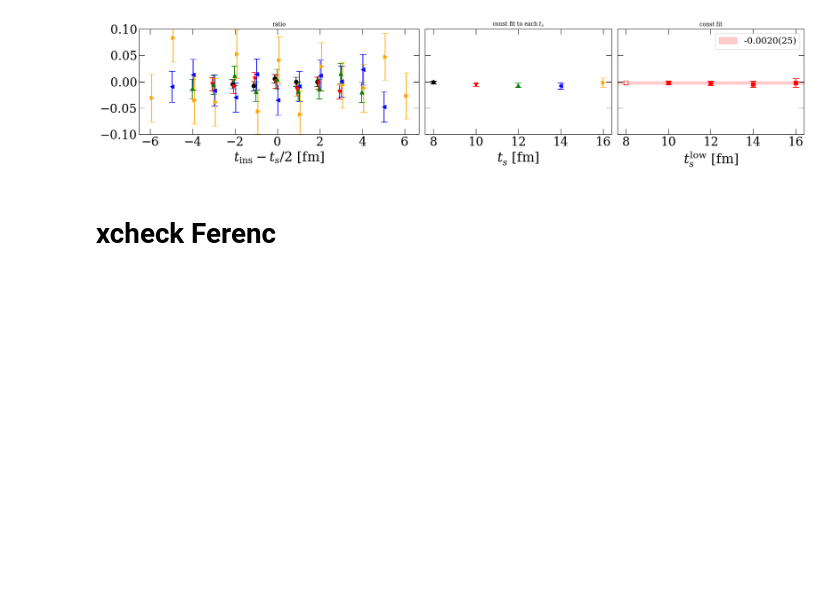
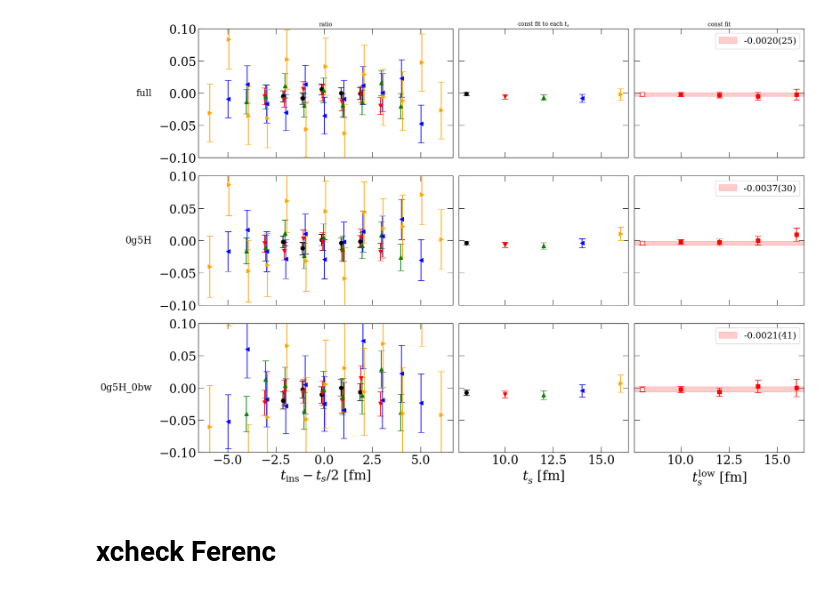
Before and after one commit to lee14916/glwc3, a Jupyter notebook: project2/05_moments/check_helicity_priyajit.ipynb, the cells around one changed output. Drawn from its saved outputs; the diff is of its cells as text; code cells hidden in the pictures; blank space fills up the shorter version.

```diff
--- a/project2/05_moments/check_helicity_priyajit.ipynb
+++ b/project2/05_moments/check_helicity_priyajit.ipynb
@@ -6,11 +6,11 @@ import util as yu
 from util import *
 import util_moments as yum
 
-# yu.setpath('check_helicity_priyajit')
+yu.setpath('check_helicity_priyajit')
 
 projs=['P0', 'Px', 'Py', 'Pz']
 inserts=['tt', 'tx', 'ty', 'tz', 'xx', 'xy', 'xz', 'yy', 'yz', 'zz']
-enss=['b']
+enss=['b','c','d']
 ens='b'
 # %%
 path=f'pkl/analysis_c2pt/reg_ignore/ens2pars_jk_meffnst_selected.pkl'
@@ -28,6 +28,3 @@ for ens in enss:
     ens2c2pt[ens]=c2pt
     ens2c2pt0[ens]=c2pt[:,:,moms_2pt.index([0,0,0])]
     ens2Njk[ens]=len(c2pt)
-# %%
-path='/p/project1/ngff/li47/code/scratch/run/05_moments_run5_1DA/cB211.072.64/data_merge/disc_0,0,0,0,0,0.h5'
-yu.print_hdf5_structure(path)
@@ -42,37 +97,43 @@ j+;disc_10: (725, 11, 1, 4, 10)
 # %%
-path='/p/project1/ngff/li47/code/scratch/run/05_moments_run5_1DA/cB211.072.64/data_merge/disc_0,0,0,0,0,0.h5'
+cases=['','_0g5H','_0bw_0g5H']
 
-factor=-1j * ens2pars_jk_meff2st[ens][:,0]/2
+case2dic={}
+for case in cases:
+    path=f'/p/project1/ngff/li47/code/scratch/run/05_moments_run5_1DA{case}/cB211.072.64/data_merge/disc_0,0,0,0,0,0.h5'
 
-c2pt=ens2c2pt0[ens]
+    factor=-1j * ens2pars_jk_meff2st[ens][:,0]/2
 
-tfs=np.arange(8,22,2)
-tf2ratio={}
-with h5py.File(path) as f:
-    for tf in tfs:
-        t=f[f'data/j+;disc_{tf}'][:]
-        t=t[:,:,0,projs.index('Pz'),inserts.index('tz')]
-        t=yu.jackknife(np.real(t/factor[:,None]))
-        t=t/c2pt[:,tf:tf+1]
-        tf2ratio[tf]=t
+    c2pt=ens2c2pt0[ens]
 
-fits_band=yu.doFits_3pt_band(tf2ratio,[2],corrQ=False)
-fits_const=yu.doFits_3pt('const',tf2ratio,[8,10,12,14,16],[3],symmetrizeQ=False,corrQ=True)
-# tfmin=gett(0.6); tcmin=gett(0.3)
-fit_const_MA=yu.doMA_3pt(fits_const,fitlabels=(8,3))
-dic={
-    'base:[tf2ratio,fits_band,fits_const,fits_sum,fits_2st]':[tf2ratio,fits_band,fits_const,None,None],
-    'WAMA:[fit_band_WA,fit_const_MA,fit_sum_MA,fit_2st_MA]':[None,fit_const_MA,None,None],
-    'rainbow:[tfmin,tfmax,tcmin,dt]':[8,16,2,2],
-    'fit_band:[tfmin,tfmax,tcmin_min,tcmin_max,dtf,dtc]':[8,16,None,None,2,1],
-    'xyunit':[1,1],
-}
+    tfs=np.arange(8,22,2)
+    tf2ratio={}
+    with h5py.File(path) as f:
+        for tf in tfs:
+            t=f[f'data/j+;disc_{tf}'][:]
+            t=t[:,:,0,projs.index('Pz'),inserts.index('tz')]
+            t=yu.jackknife(np.real(t/factor[:,None]))
+            t=t/c2pt[:,tf:tf+1]
+            tf2ratio[tf]=t
 
-fig,axs=yu.makePlot_3pt(dic,shows=['rainbow','fit_band','fit_const'],colors_rainbow=['black','r','g','b','orange'])
+    fits_band=yu.doFits_3pt_band(tf2ratio,[2],corrQ=False)
+    fits_const=yu.doFits_3pt('const',tf2ratio,[8,10,12,14,16],[3],symmetrizeQ=False,corrQ=True)
+    # tfmin=gett(0.6); tcmin=gett(0.3)
+    fit_const_MA=yu.doMA_3pt(fits_const,fitlabels=(8,3))
+    dic={
+        'base:[tf2ratio,fits_band,fits_const,fits_sum,fits_2st]':[tf2ratio,fits_band,fits_const,None,None],
+        'WAMA:[fit_band_WA,fit_const_MA,fit_sum_MA,fit_2st_MA]':[None,fit_const_MA,None,None],
+        'rainbow:[tfmin,tfmax,tcmin,dt]':[8,16,2,2],
+        'fit_band:[tfmin,tfmax,tcmin_min,tcmin_max,dtf,dtc]':[8,16,None,None,2,1],
+        'xyunit':[1,1],
+    }
+    case2dic[case]=dic
+
+fig,axs=yu.makePlot_3pt([case2dic[case] for case in cases],shows=['rainbow','fit_band','fit_const'],colors_rainbow=['black','r','g','b','orange'],sharey=True)
 ax=axs[0,0]
+yu.addRowHeader(axs,['full','0g5H','0g5H_0bw'])
 ax.set_ylim([-0.1,0.1])
 yu.finalizePlot()
 # %% [output]
-[figure, old version]
+[figure, new version]
 # %% [markdown]
 # xcheck Ferenc
```
Also changed, not shown: parts of 5 cells of this notebook, 34 other files.
